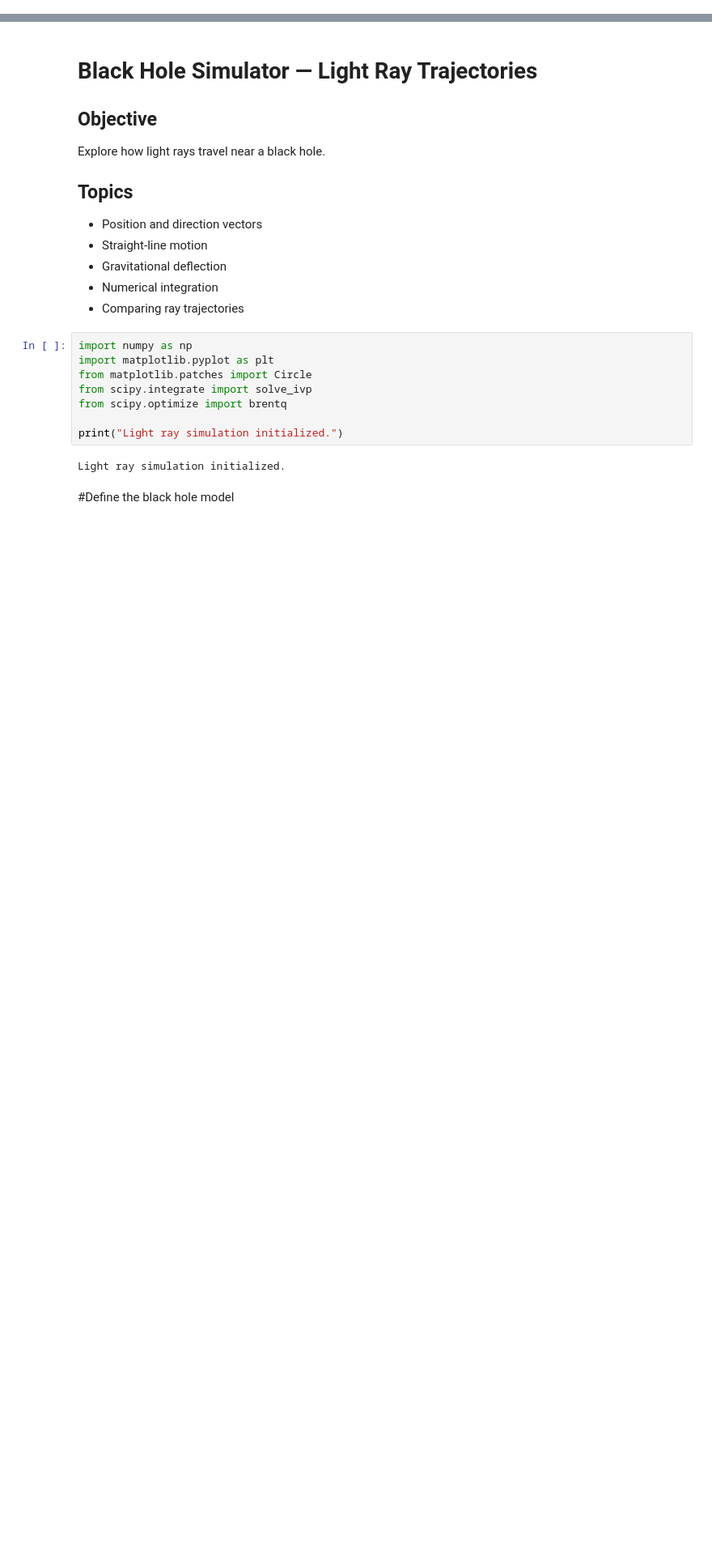
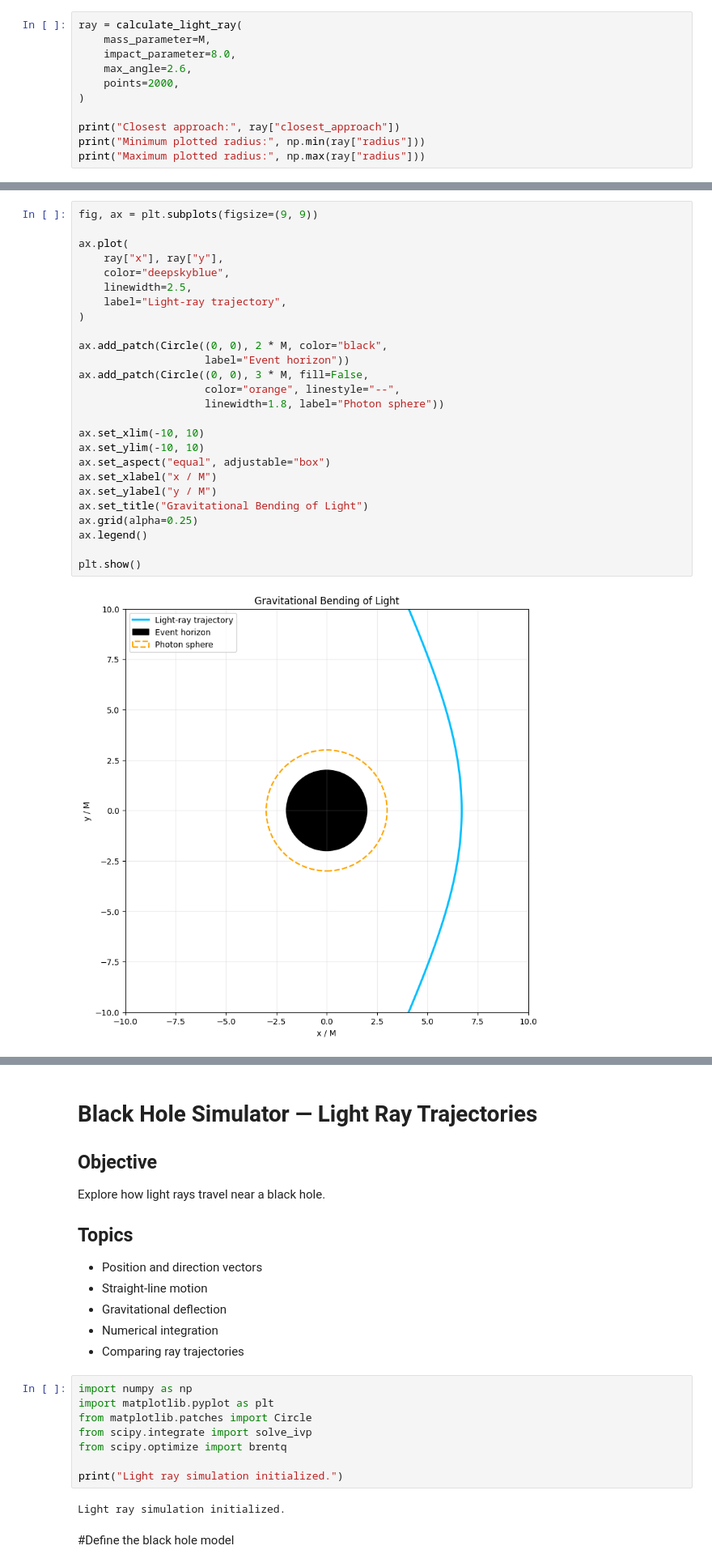
Before and after one commit to AnshG-19/Blackhole_simulator_rayTracing, a Jupyter notebook: notebooks/02_light_ray_trajectories.ipynb, the cells around one changed output, grey strips where cells are left out. Shown at 81% size. Saved outputs shown, nothing was run; the diff lists cells and outputs as text; blank space fills up the shorter version.

```diff
--- a/notebooks/02_light_ray_trajectories.ipynb
+++ b/notebooks/02_light_ray_trajectories.ipynb
@@ -2,0 +52,11 @@
+# %%
+ray = calculate_light_ray(
+    mass_parameter=M,
+    impact_parameter=8.0,
+    max_angle=2.6,
+    points=2000,
+)
+
+print("Closest approach:", ray["closest_approach"])
+print("Minimum plotted radius:", np.min(ray["radius"]))
+print("Maximum plotted radius:", np.max(ray["radius"]))
@@ -2,0 +67,28 @@
+# %%
+fig, ax = plt.subplots(figsize=(9, 9))
+
+ax.plot(
+    ray["x"], ray["y"],
+    color="deepskyblue",
+    linewidth=2.5,
+    label="Light-ray trajectory",
+)
+
+ax.add_patch(Circle((0, 0), 2 * M, color="black",
+                    label="Event horizon"))
+ax.add_patch(Circle((0, 0), 3 * M, fill=False,
+                    color="orange", linestyle="--",
+                    linewidth=1.8, label="Photon sphere"))
+
+ax.set_xlim(-10, 10)
+ax.set_ylim(-10, 10)
+ax.set_aspect("equal", adjustable="box")
+ax.set_xlabel("x / M")
+ax.set_ylabel("y / M")
+ax.set_title("Gravitational Bending of Light")
+ax.grid(alpha=0.25)
+ax.legend()
+
+plt.show()
+# %% [output]
+[figure, added]
```
Also changed, not shown: parts of 5 cells of this notebook.
